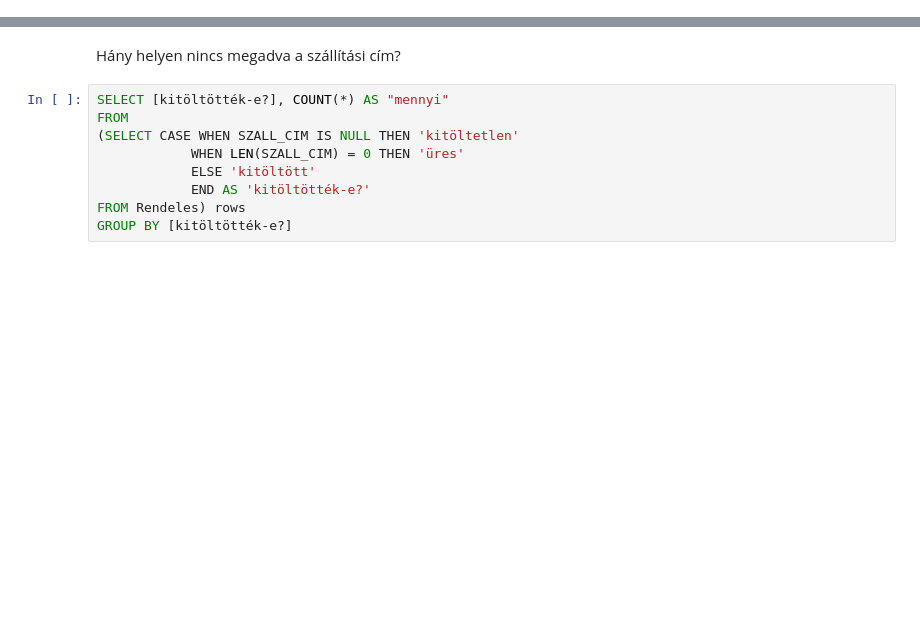
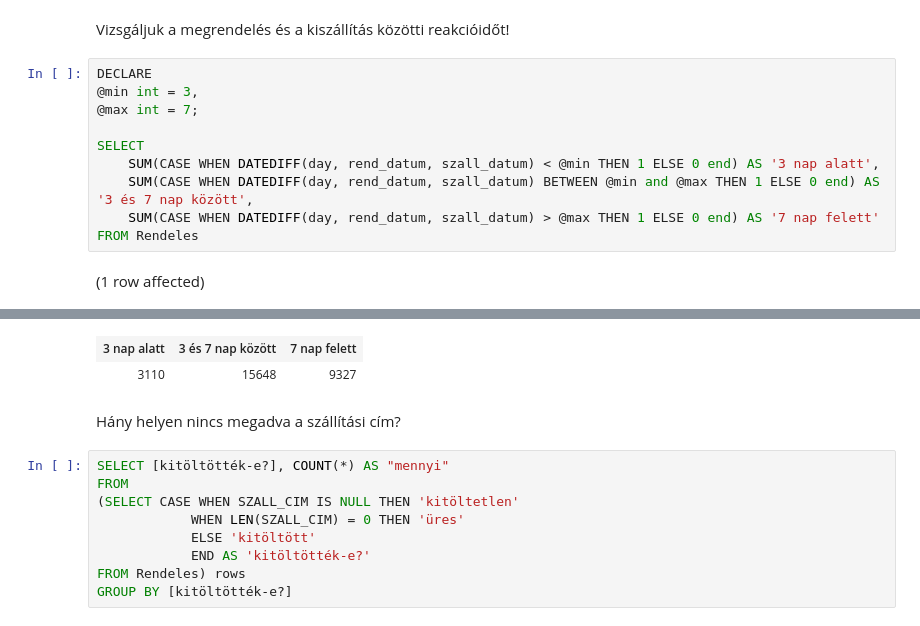
Before and after one commit to szosszi/adatbazis, a Jupyter notebook: hazi_feladat.ipynb, the cells around one changed output, grey strips where cells are left out. Cells and saved outputs as stored; diff of their text form; blank space fills up the shorter version.

```diff
--- a/hazi_feladat.ipynb
+++ b/hazi_feladat.ipynb
@@ -0,0 +24,14 @@
+# %% [markdown]
+Vizsgáljuk a megrendelés és a kiszállítás közötti reakcióidőt!
+# %%
+DECLARE
+@min int = 3,
+@max int = 7;
+
+SELECT
+    SUM(CASE WHEN DATEDIFF(day, rend_datum, szall_datum) < @min THEN 1 ELSE 0 end) AS '3 nap alatt',
+    SUM(CASE WHEN DATEDIFF(day, rend_datum, szall_datum) BETWEEN @min and @max THEN 1 ELSE 0 end) AS '3 és 7 nap között',
+    SUM(CASE WHEN DATEDIFF(day, rend_datum, szall_datum) > @max THEN 1 ELSE 0 end) AS '7 nap felett'
+FROM Rendeles
+# %% [output]
+(1 row affected)
@@ -1,3 +39,5 @@
+| 3 nap alatt | 3 és 7 nap között | 7 nap felett |
+| 3110 | 15648 | 9327 |
 # %% [markdown]
 Hány helyen nincs megadva a szállítási cím?
 # %%
```
Also changed, not shown: parts of 8 cells of this notebook.
